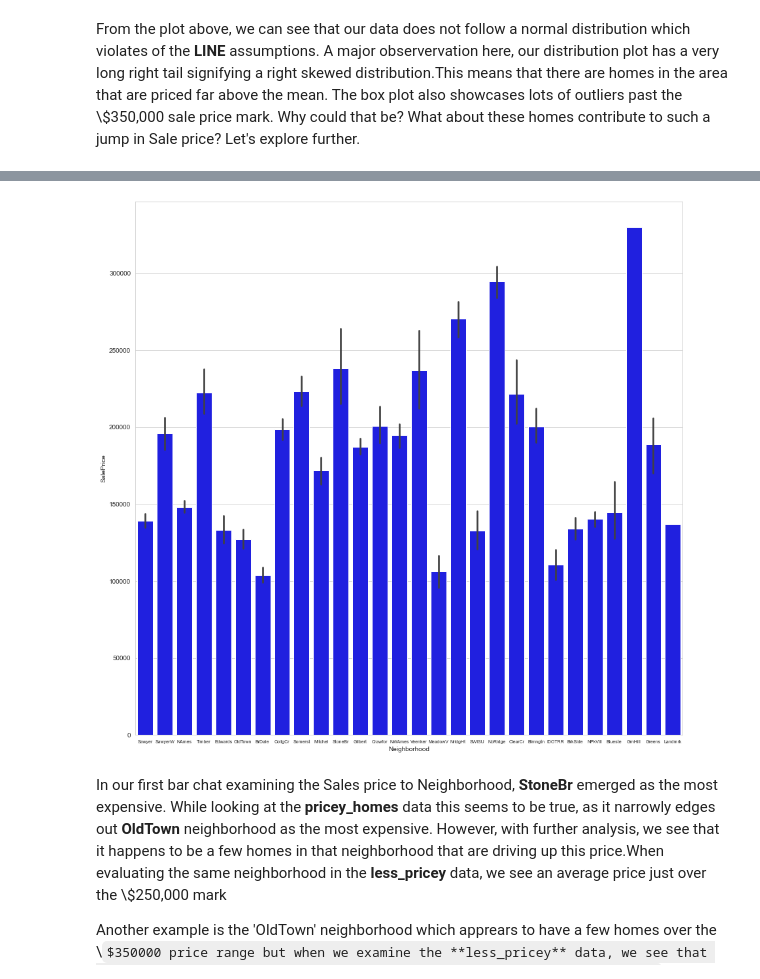
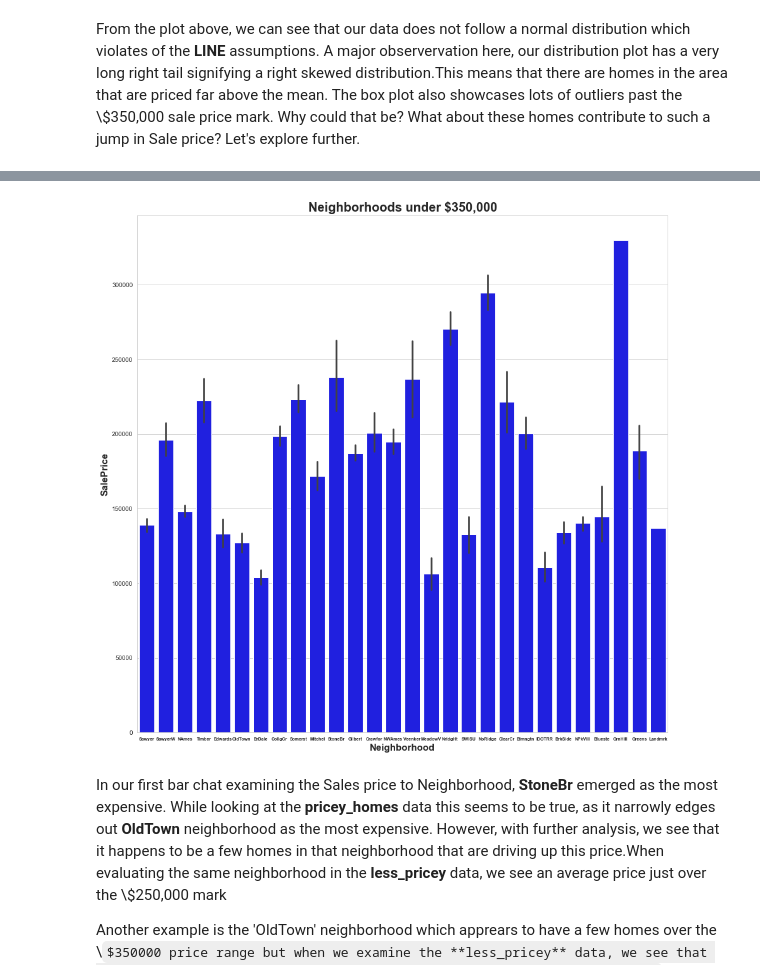
Before and after one commit to ianibogwu/Projects, a Jupyter notebook: GA-projects/01-Ames-housing/Cleaning_EDA.ipynb, the cells around one changed output, grey strips where cells are left out. Cells and saved outputs as stored; diff of their text form; code cells hidden in the pictures; some formulas as TeX source.

```diff
--- a/GA-projects/01-Ames-housing/Cleaning_EDA.ipynb
+++ b/GA-projects/01-Ames-housing/Cleaning_EDA.ipynb
@@ -464,10 +460,13 @@ plt.xticks(fontsize = 10);
 # %%
 less_pricey = new_train.loc[new_train['SalePrice'] <= 350000]
 plt.figure(figsize=(15,15))
+plt.title('Neighborhoods under $350,000', fontsize = 20, weight = 'bold')
 sns.barplot(x = less_pricey['Neighborhood'], y = less_pricey['SalePrice'], color = 'blue')
-plt.xticks(fontsize = 7);
+plt.xlabel('Neighborhood', fontsize = 15, weight = 'bold')
+plt.ylabel('SalePrice', fontsize = 15, weight = 'bold')
+plt.xticks(fontsize = 7, weight = 'bold');
 # %% [output]
-[figure, old version]
+[figure, new version]
 # %% [markdown]
 
 In our first bar chat examining the Sales price to Neighborhood, **StoneBr** emerged as the most expensive. While looking at the **pricey_homes** data this seems to be true, as it narrowly edges out **OldTown** neighborhood as the most expensive. However, with further analysis, we see that it happens to be a few homes in that neighborhood that are driving up this price.When evaluating the same neighborhood in the **less_pricey** data, we see an average price just over the \\$250,000 mark
```
Also changed, not shown: parts of 25 cells of this notebook.
